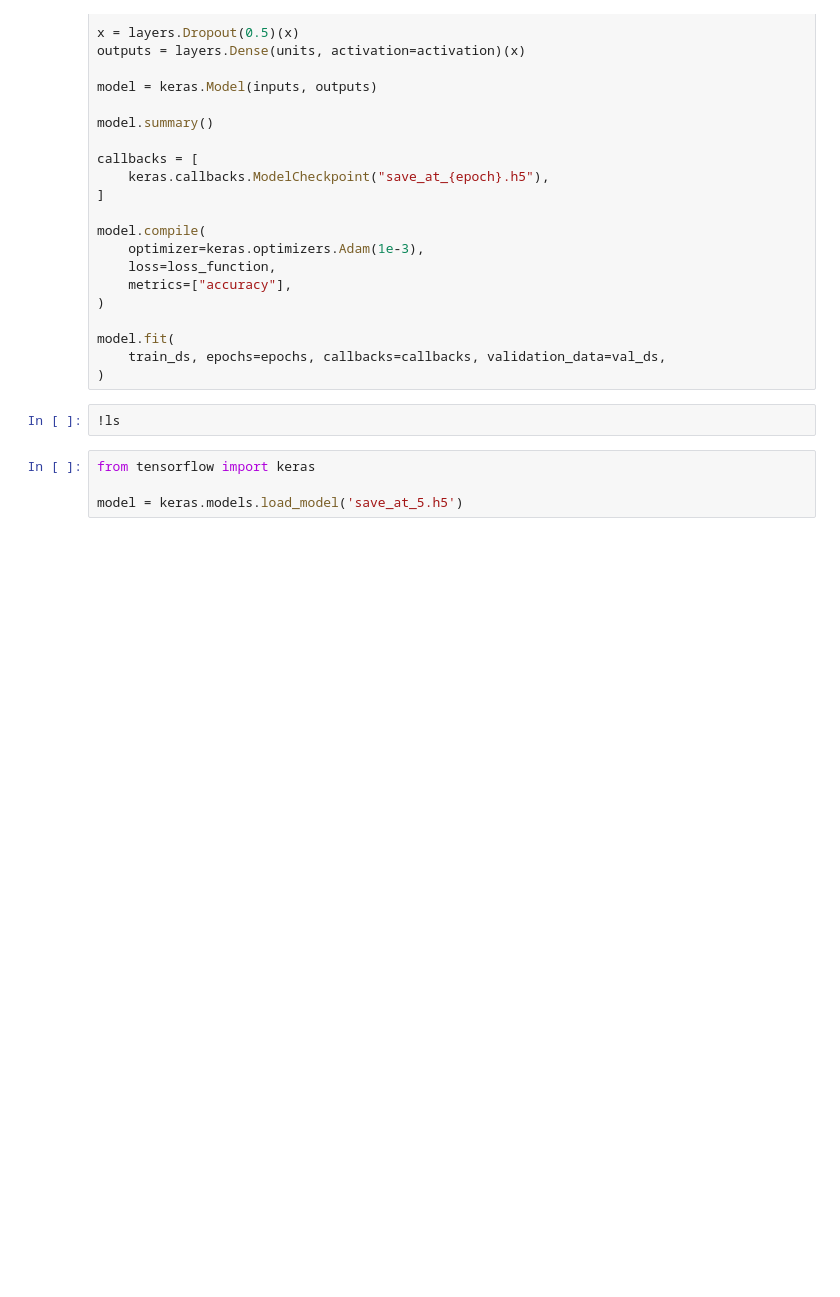
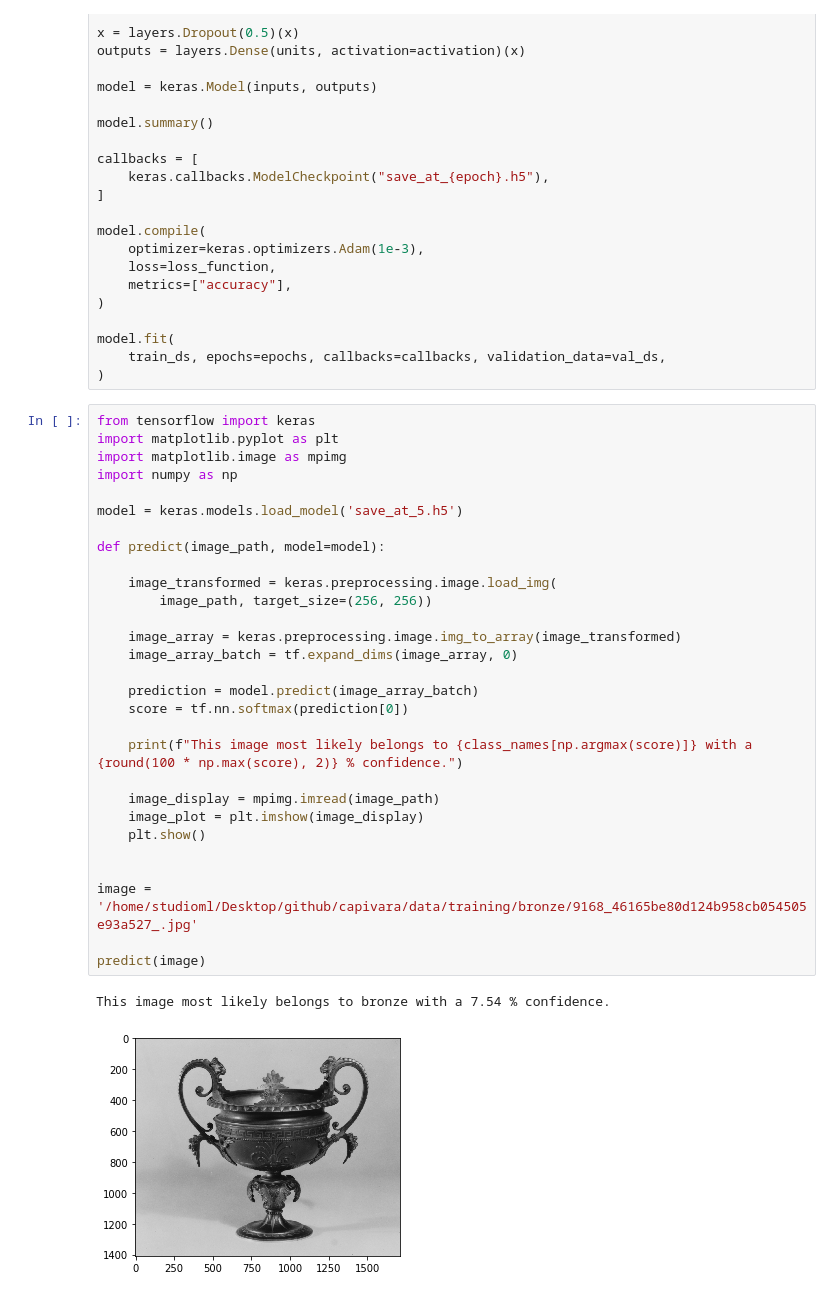
Before and after one commit to fclesio/artclass, a Jupyter notebook: training/baseline_training.ipynb, the cells around one changed output. Cells and saved outputs as stored; diff of their text form; blank space fills up the shorter version.

Commit message:
Adjustments in the prediction function to display the output also

```diff
--- a/training/baseline_training.ipynb
+++ b/training/baseline_training.ipynb
@@ -233,9 +233,35 @@ model.compile(
 model.fit(
     train_ds, epochs=epochs, callbacks=callbacks, validation_data=val_ds,
 )
-# %%
-!ls
 # %%
 from tensorflow import keras
+import matplotlib.pyplot as plt
+import matplotlib.image as mpimg
+import numpy as np
 
 model = keras.models.load_model('save_at_5.h5')
+
+def predict(image_path, model=model):
+
+    image_transformed = keras.preprocessing.image.load_img(
+        image_path, target_size=(256, 256))
+
+    image_array = keras.preprocessing.image.img_to_array(image_transformed)
+    image_array_batch = tf.expand_dims(image_array, 0)
+
+    prediction = model.predict(image_array_batch)
+    score = tf.nn.softmax(prediction[0])
+
+    print(f"This image most likely belongs to {class_names[np.argmax(score)]} with a {round(100 * np.max(score), 2)} % confidence.")
+
+    image_display = mpimg.imread(image_path)
+    image_plot = plt.imshow(image_display)
+    plt.show()
+
+
+image = '/home/studioml/Desktop/github/capivara/data/training/bronze/9168_46165be80d124b958cb054505e93a527_.jpg'
+
+predict(image)
+# %% [output]
+This image most likely belongs to bronze with a 7.54 % confidence.
+[figure, added]
```
Also changed, not shown: parts of 5 cells of this notebook.
